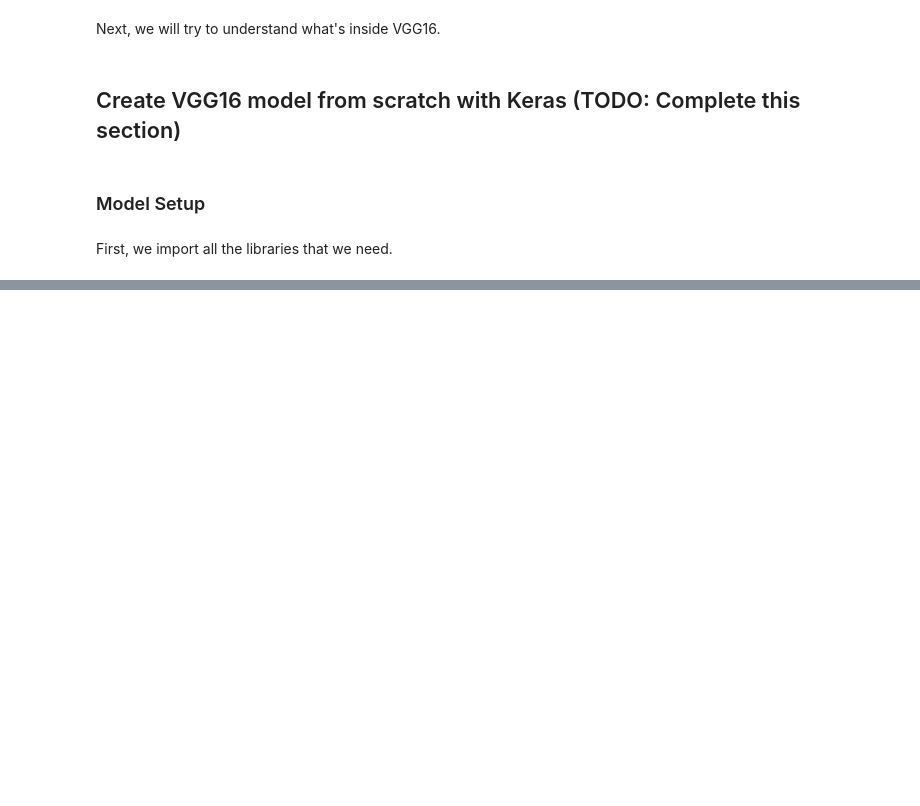
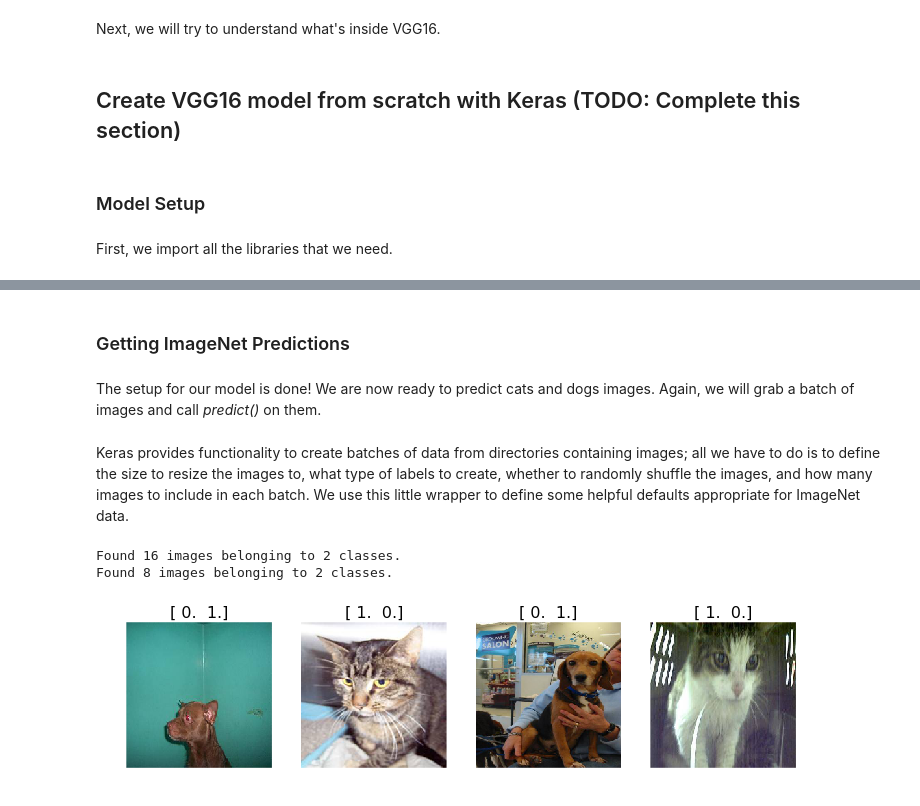
Before and after one commit to arisbw/fastai-part-1, a Jupyter notebook: Lesson1_Aris.ipynb, the cells around one changed output, grey strips where cells are left out. Drawn from its saved outputs; the diff is of its cells as text; code cells hidden in the pictures; blank space fills up the shorter version.

```diff
--- a/Lesson1_Aris.ipynb
+++ b/Lesson1_Aris.ipynb
@@ -185,0 +265,23 @@ from keras.preprocessing import image
+# %% [markdown]
+### Getting ImageNet Predictions
+# %% [markdown]
+The setup for our model is done! We are now ready to predict cats and dogs images. Again, we will grab a batch of images and call *predict()* on them.
+# %%
+batch_size=4
+# %% [markdown]
+Keras provides functionality to create batches of data from directories containing images; all we have to do is to define the size to resize the images to, what type of labels to create, whether to randomly shuffle the images, and how many images to include in each batch. We use this little wrapper to define some helpful defaults appropriate for ImageNet data.
+# %%
+def get_batches(dirname, gen=image.ImageDataGenerator(), shuffle=True,
+                batch_size=batch_size, class_mode='categorical'):
+    return gen.flow_from_directory(path+dirname, target_size=(224,224),
+                       class_mode=class_mode, shuffle=shuffle,batch_size=batch_size)
+# %%
+batches     = get_batches('train',batch_size=batch_size)
+val_batches = get_batches('valid',batch_size=batch_size)
+imgs,labels  = next(batches)
+
+plots(imgs, titles=labels)
+# %% [output]
+Found 16 images belonging to 2 classes.
+Found 8 images belonging to 2 classes.
+[figure, added]
```
Also changed, not shown: parts of 20 cells of this notebook.
